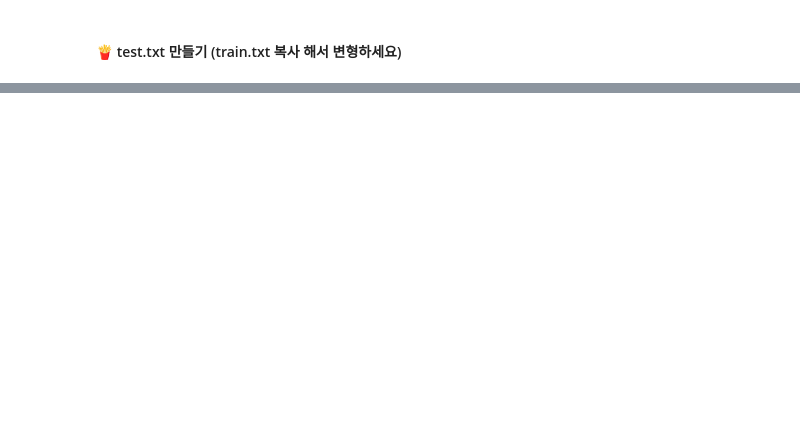
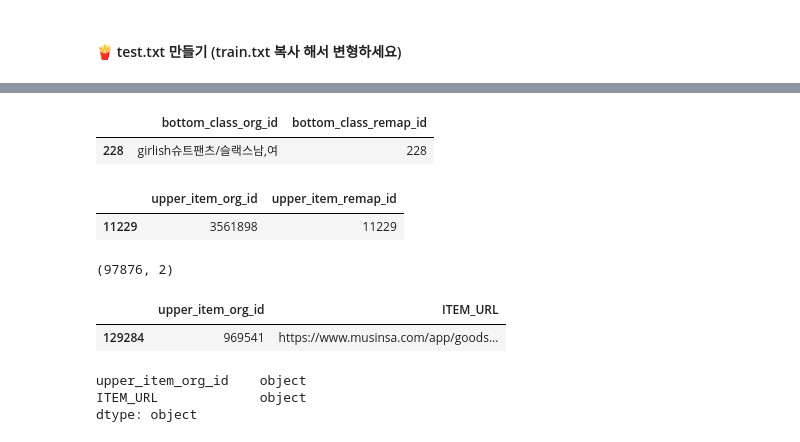
Before and after one commit to cutetory/DSfinal, a Jupyter notebook: step1/source/step1_datasets.ipynb, the cells around one changed output, grey strips where cells are left out. Saved outputs shown, nothing was run; the diff lists cells and outputs as text; code cells hidden in the pictures; blank space fills up the shorter version.

```diff
--- a/step1/source/step1_datasets.ipynb
+++ b/step1/source/step1_datasets.ipynb
@@ -883,0 +1093,60 @@ except Exception as e:
+# %%
+filename = os.path.join("..", "data", "BottomToUpper", "raw", "bottom_class_list.txt")
+
+with open(f"{filename}", "r") as file:
+    bottom_to_upper_contents = file.read()
+tmp_list = bottom_to_upper_contents.split('\n')
+
+before_df = []
+for i in tmp_list:
+    tmp_j = []
+    for j in i.split(' '):
+        if j != '':
+            tmp_j.append(j)
+    before_df.append(tmp_j)
+before_df = before_df[1:]
+df_bottom_class = pd.DataFrame(before_df, columns=['bottom_class_org_id', 'bottom_class_remap_id'])
+df_bottom_class['bottom_class_remap_id'] = df_bottom_class['bottom_class_remap_id'].astype('int64')
+df_bottom_class.tail(1)
+# %% [output]
+|  | bottom_class_org_id | bottom_class_remap_id |
+| 228 | girlish슈트팬츠/슬랙스남,여 | 228 |
+# %%
+filename = os.path.join("..", "data", "BottomToUpper", "raw", "upper_item_list.txt")
+
+with open(f"{filename}", "r") as file:
+    bottom_to_upper_contents = file.read()
+tmp_list = bottom_to_upper_contents.split('\n')
+
+before_df = []
+for i in tmp_list:
+    tmp_j = []
+    for j in i.split(' '):
+        if j != '':
+            tmp_j.append(j)
+    before_df.append(tmp_j)
+before_df = before_df[1:]
+df_upper_item = pd.DataFrame(before_df, columns=['upper_item_org_id', 'upper_item_remap_id'])
+df_upper_item['upper_item_remap_id'] = df_upper_item['upper_item_remap_id'].astype('int64')
+df_upper_item.tail(1)
+# %% [output]
+|  | upper_item_org_id | upper_item_remap_id |
+| 11229 | 3561898 | 11229 |
+# %%
+item_url = pd.DataFrame(concat_df[['ITEM_ID','ITEM_URL']])
+item_url.columns = ['upper_item_org_id', 'ITEM_URL']
+
+item_url['upper_item_org_id'] = item_url['upper_item_org_id'].astype('int64')
+
+print(item_url.shape)
+item_url.tail(1)
+# %% [output]
+(97876, 2)
+|  | upper_item_org_id | ITEM_URL |
+| 129284 | 969541 | https://www.musinsa.com/app/goods... |
+# %%
+item_url.dtypes
+# %% [output]
+upper_item_org_id    object
+ITEM_URL             object
+dtype: object
```
Also changed, not shown: parts of 52 cells of this notebook, 2 other files.
